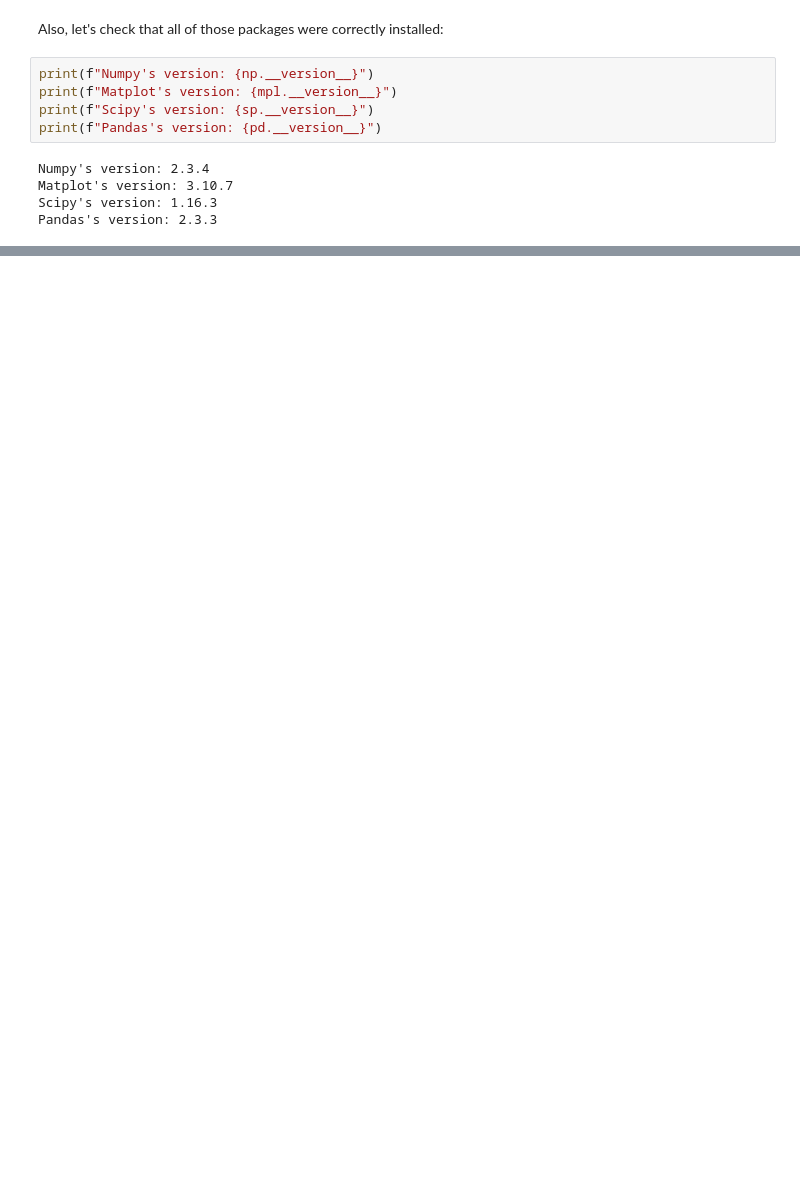
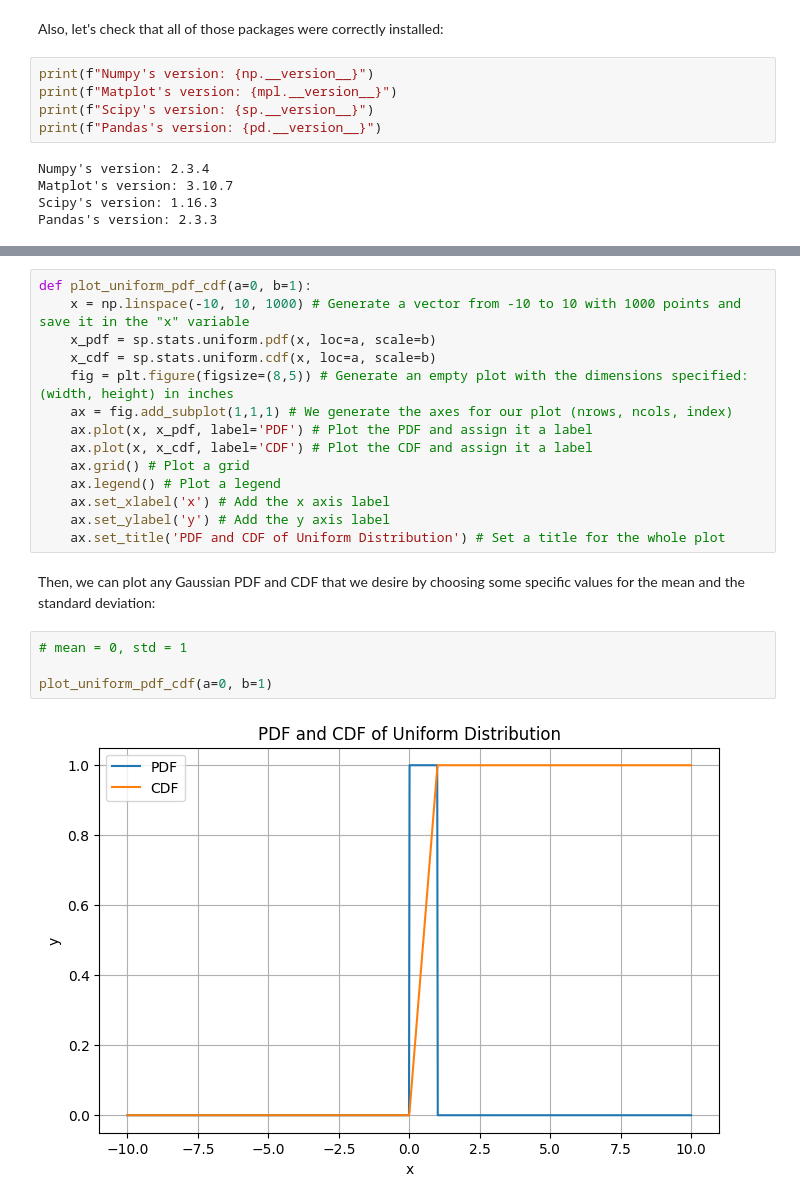
Before and after one commit to g1nj0L/AAQL_2025, a Jupyter notebook: problemes/problem_0.ipynb, the cells around one changed output, grey strips where cells are left out. Cells and saved outputs as stored; diff of their text form; blank space fills up the shorter version.

```diff
--- a/problemes/problem_0.ipynb
+++ b/problemes/problem_0.ipynb
@@ -69,0 +114,22 @@ plot_normal_pdf_cdf(mu=0, sigma=1)
+# %%
+def plot_uniform_pdf_cdf(a=0, b=1):
+    x = np.linspace(-10, 10, 1000) # Generate a vector from -10 to 10 with 1000 points and save it in the "x" variable
+    x_pdf = sp.stats.uniform.pdf(x, loc=a, scale=b)
+    x_cdf = sp.stats.uniform.cdf(x, loc=a, scale=b)
+    fig = plt.figure(figsize=(8,5)) # Generate an empty plot with the dimensions specified: (width, height) in inches
+    ax = fig.add_subplot(1,1,1) # We generate the axes for our plot (nrows, ncols, index)
+    ax.plot(x, x_pdf, label='PDF') # Plot the PDF and assign it a label
+    ax.plot(x, x_cdf, label='CDF') # Plot the CDF and assign it a label
+    ax.grid() # Plot a grid
+    ax.legend() # Plot a legend
+    ax.set_xlabel('x') # Add the x axis label
+    ax.set_ylabel('y') # Add the y axis label
+    ax.set_title('PDF and CDF of Uniform Distribution') # Set a title for the whole plot
+# %% [markdown]
+Then, we can plot any Gaussian PDF and CDF that we desire by choosing some specific values for the mean and the standard deviation:
+# %%
+# mean = 0, std = 1
+
+plot_uniform_pdf_cdf(a=0, b=1)
+# %% [output]
+[figure, added]
```
Also changed, not shown: parts of 22 cells of this notebook.
